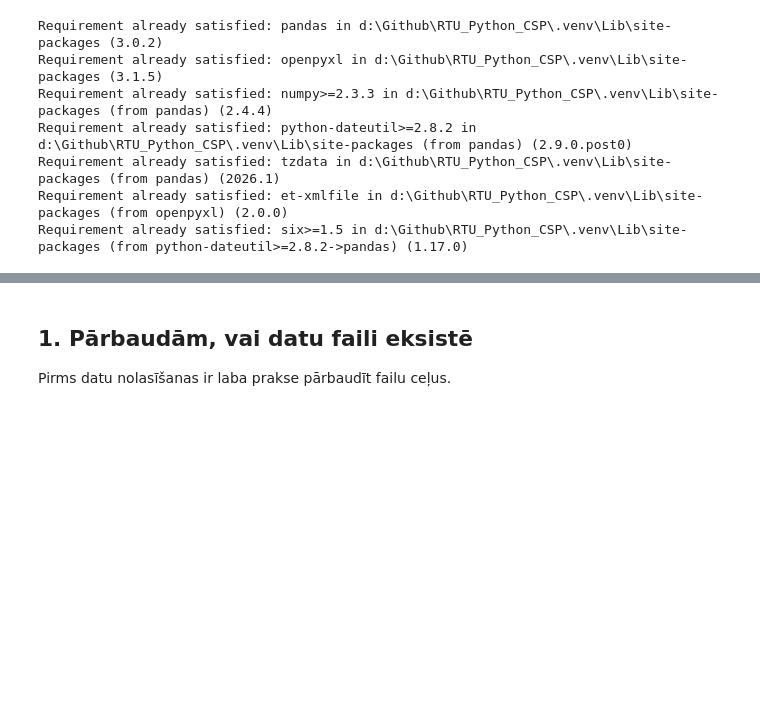
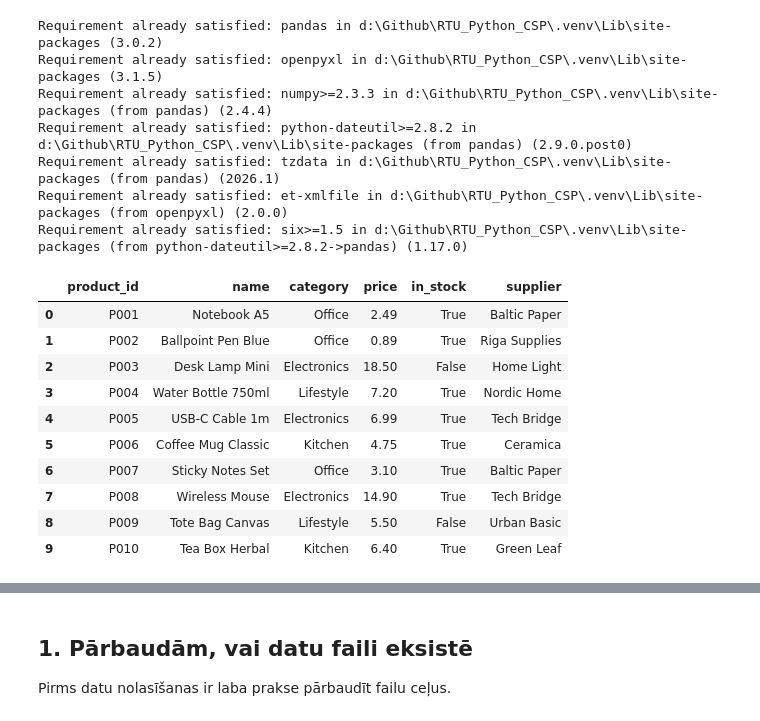
Before and after one commit to ValRCS/RTU_Python_CSP, a Jupyter notebook: notebooks/day3_json_csv_pandas_lv.ipynb, the cells around one changed output, grey strips where cells are left out. Cells and saved outputs as stored; diff of their text form; code cells hidden in the pictures; blank space fills up the shorter version.

```diff
--- a/notebooks/day3_json_csv_pandas_lv.ipynb
+++ b/notebooks/day3_json_csv_pandas_lv.ipynb
@@ -378,3 +378,22 @@ Requirement already satisfied: et-xmlfile in d:\Github\RTU_Python_CSP\.venv\Lib\
 Requirement already satisfied: six>=1.5 in d:\Github\RTU_Python_CSP\.venv\Lib\site-packages (from python-dateutil>=2.8.2->pandas) (1.17.0)
 # %%
 # pandas ir domātas darbam ar tabulām - DataFrame ir pandas datu struktūra, kas ir līdzīga tabulai ar rindām un kolonnām, un tā ļauj mums viegli manipulēt ar datiem, piemēram, filtrēt, grupēt, apkopot, un veikt dažādas analīzes un transformācijas uz datiem. DataFrame ir ļoti noderīgs rīks datu apstrādē un analīzē, jo tas nodrošina ērtu un efektīvu veidu, kā strādāt ar lieliem datu kopumiem un veikt dažādas operācijas uz tiem.
+# %%
+# atvērsim products_basic.json ar pandas
+df = pd.read_json("../data/day3/products_basic.json") # pd.read_json() funkcija nolasām JSON datus no faila un pārvēršam tos par pandas DataFrame datu struktūru
+# df if standarta mainīgā nosaukums vispārīg dataframe tabulām
+# protams varam vēlāk rakstīt garākus nosaukums piem
+# product_df utml
+df # izvadām DataFrame, lai redzētu, kā izskatās
+# %% [output]
+|  | product_id | name | category | price | in_stock | supplier |
+| 0 | P001 | Notebook A5 | Office | 2.49 | True | Baltic Paper |
+| 1 | P002 | Ballpoint Pen Blue | Office | 0.89 | True | Riga Supplies |
+| 2 | P003 | Desk Lamp Mini | Electronics | 18.50 | False | Home Light |
+| 3 | P004 | Water Bottle 750ml | Lifestyle | 7.20 | True | Nordic Home |
+| 4 | P005 | USB-C Cable 1m | Electronics | 6.99 | True | Tech Bridge |
+| 5 | P006 | Coffee Mug Classic | Kitchen | 4.75 | True | Ceramica |
+| 6 | P007 | Sticky Notes Set | Office | 3.10 | True | Baltic Paper |
+| 7 | P008 | Wireless Mouse | Electronics | 14.90 | True | Tech Bridge |
+| 8 | P009 | Tote Bag Canvas | Lifestyle | 5.50 | False | Urban Basic |
+| 9 | P010 | Tea Box Herbal | Kitchen | 6.40 | True | Green Leaf |
```
Also changed, not shown: parts of 14 cells of this notebook.
